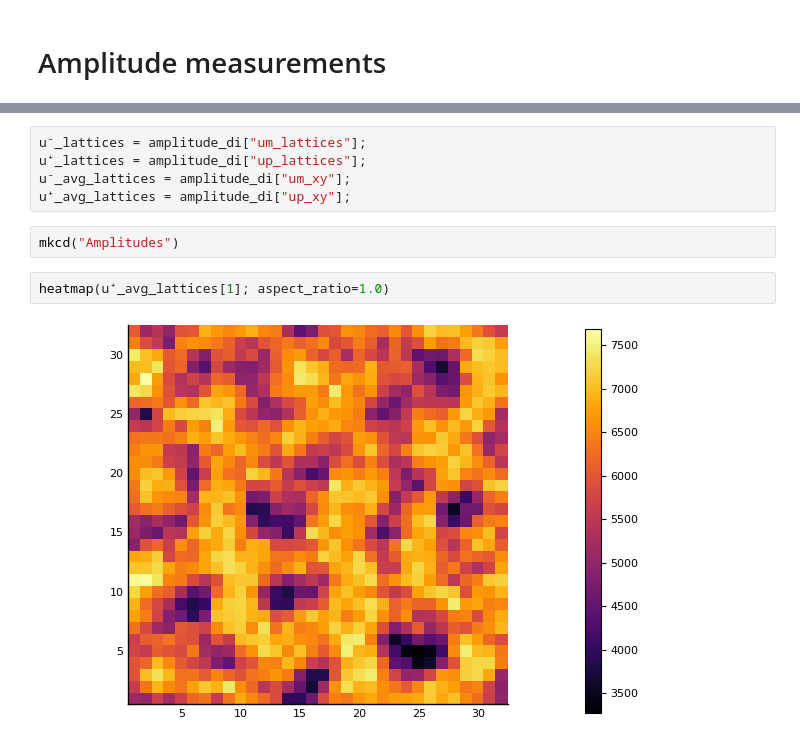
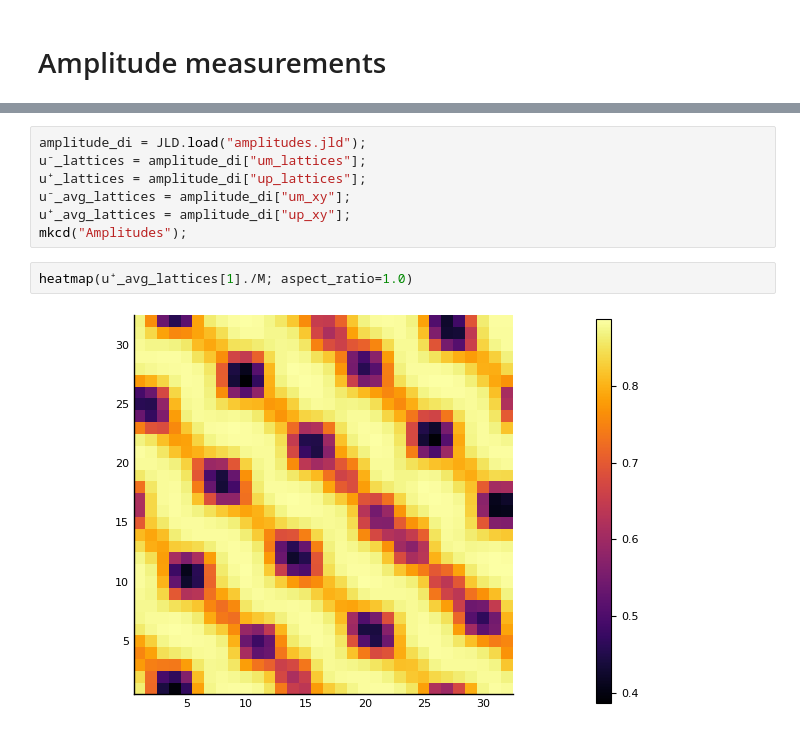
Before and after one commit to 9cco/finite-temp-vortex-lattice, a Jupyter notebook: Notebooks/Script postprocessing - Grid paralellization.ipynb, the cells around one changed output, grey strips where cells are left out. Saved outputs shown, nothing was run; the diff lists cells and outputs as text.

```diff
--- a/Notebooks/Script postprocessing - Grid paralellization.ipynb
+++ b/Notebooks/Script postprocessing - Grid paralellization.ipynb
@@ -364,14 +488,14 @@ Dict{String,Any} with 4 entries:
 # %%
+amplitude_di = JLD.load("amplitudes.jld");
 u⁻_lattices = amplitude_di["um_lattices"];
 u⁺_lattices = amplitude_di["up_lattices"];
 u⁻_avg_lattices = amplitude_di["um_xy"];
 u⁺_avg_lattices = amplitude_di["up_xy"];
+mkcd("Amplitudes");
-# %%
-mkcd("Amplitudes")
 # %%
-heatmap(u⁺_avg_lattices[1]; aspect_ratio=1.0)
+heatmap(u⁺_avg_lattices[1]./M; aspect_ratio=1.0)
 # %% [output]
-[figure, old version]
+[figure, new version]
 # %%
 for k = 1:N_T
     u⁺_avg = u⁺_avg_lattices[k]./M
```
Also changed, not shown: parts of 44 cells of this notebook, 2 other files.
